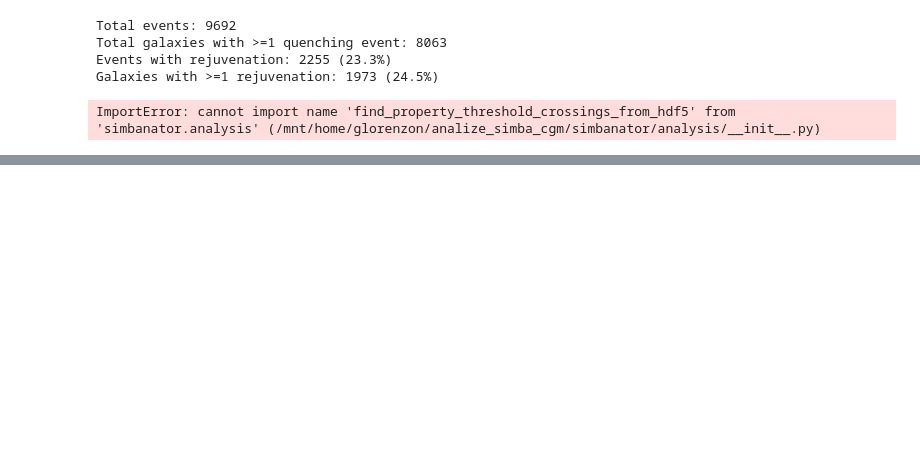
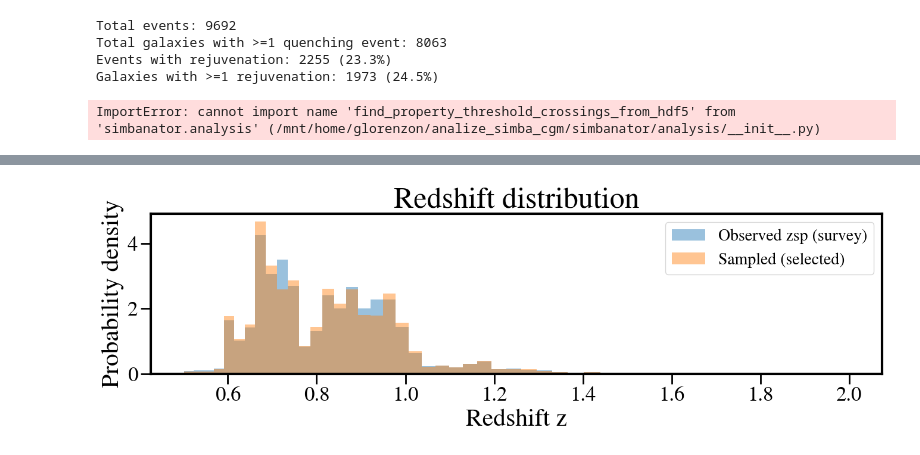
Before and after one commit to GiulianoLo/analize_simba_cgm, a Jupyter notebook: test_sfh_caesar.ipynb, the cells around one changed output, grey strips where cells are left out. Cells and saved outputs as stored; diff of their text form; code cells hidden in the pictures; blank space fills up the shorter version.

```diff
--- a/test_sfh_caesar.ipynb
+++ b/test_sfh_caesar.ipynb
@@ -621,0 +581,55 @@ Unique ORIG_GALAXY_ID used: 489
+# %%
+# Compare sampled vs observed redshift distributions
+import numpy as np
+import matplotlib.pyplot as plt
+from astropy.io import fits
+
+# Sampled redshifts from selected simulated sources
+z_sampled = np.array([row['redshift'] for row in selected], dtype=float)
+
+# Observed redshifts from survey
+with fits.open(survey_fits) as hdul:
+    z_obs_all = np.asarray(hdul[1].data['zsp'], dtype=float)
+mask_obs = np.isfinite(z_obs_all) & (z_obs_all > 0) & (z_obs_all >= z_min) & (z_obs_all <= z_max)
+z_obs = z_obs_all[mask_obs]
+
+if len(z_sampled) == 0:
+    raise RuntimeError('No sampled sources in `selected`. Check Cell 17 output/cuts.')
+if len(z_obs) == 0:
+    raise RuntimeError('No observed zsp values in the requested z-range.')
+
+# Bin edges matching the snapshot-weighting logic in Cell 17
+snap_range = np.where((z_snap >= z_min) & (z_snap <= z_max))[0]
+z_use = z_snap[snap_range]
+if len(z_use) < 2:
+    raise RuntimeError('Not enough snapshots in range to define comparison bins.')
+
+edges = np.zeros(len(z_use) + 1)
+edges[1:-1] = 0.5 * (z_use[:-1] + z_use[1:])
+edges[0] = z_use[0] - (z_use[1] - z_use[0]) / 2
+edges[-1] = z_use[-1] + (z_use[-1] - z_use[-2]) / 2
+
+# Histogram counts and normalized fractions
+obs_counts, _ = np.histogram(z_obs, bins=edges)
+sam_counts, _ = np.histogram(z_sampled, bins=edges)
+
+sam_frac = sam_counts / sam_counts.sum() if sam_counts.sum() > 0 else np.zeros_like(sam_counts, dtype=float)
+
+# Also compare only on snapshots that had candidate pools in Cell 17
+z_valid = z_snap[valid_snap_idx]
+
+# Plot
+fig, axes = plt.subplots(1, 1, figsize=(14, 5))
+
+# Left: normalized histogram in z
+axes.hist(z_obs, bins=edges, density=True, alpha=0.45, label='Observed zsp (survey)')
+axes.hist(z_sampled, bins=edges, density=True, alpha=0.45, label='Sampled (selected)')
+axes.set_xlabel('Redshift z')
+axes.set_ylabel('Probability density')
+axes.set_title('Redshift distribution')
+axes.legend()
+
+plt.tight_layout()
+plt.show()
+# %% [output]
+[figure, added]
```
Also changed, not shown: parts of 17 cells of this notebook, 3 other files.
